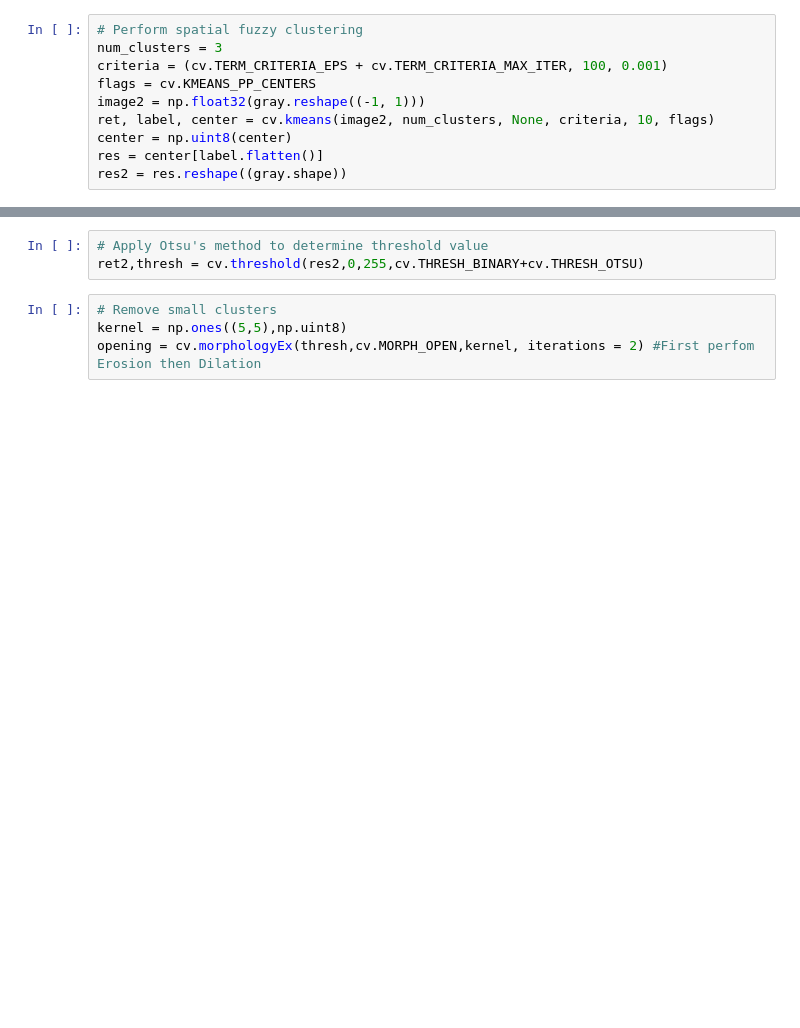
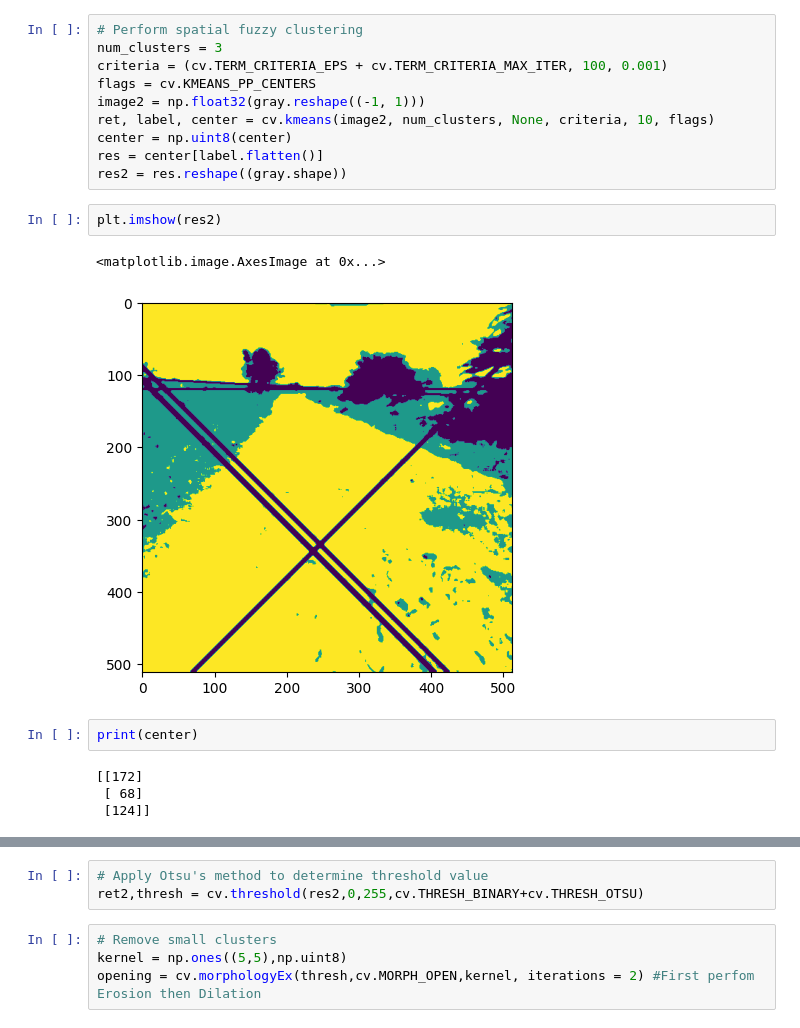
Before and after one commit to ksswaroop/computer-vision-hands-on, a Jupyter notebook: Project/Unpaved road detection based on spatial fuzzy clustering algorithm 2.ipynb, the cells around one changed output, grey strips where cells are left out. Cells and saved outputs as stored; diff of their text form; blank space fills up the shorter version.

```diff
--- a/Project/Unpaved road detection based on spatial fuzzy clustering algorithm 2.ipynb
+++ b/Project/Unpaved road detection based on spatial fuzzy clustering algorithm 2.ipynb
@@ -34,3 +52,14 @@ ret, label, center = cv.kmeans(image2, num_clusters, None, criteria, 10, flags)
 center = np.uint8(center)
 res = center[label.flatten()]
 res2 = res.reshape((gray.shape))
+# %%
+plt.imshow(res2)
+# %% [output]
+<matplotlib.image.AxesImage at 0x...>
+[figure, added]
+# %%
+print(center)
+# %% [output]
+[[172]
+ [ 68]
+ [124]]
```
Also changed, not shown: parts of 14 cells of this notebook, 20 other files.
